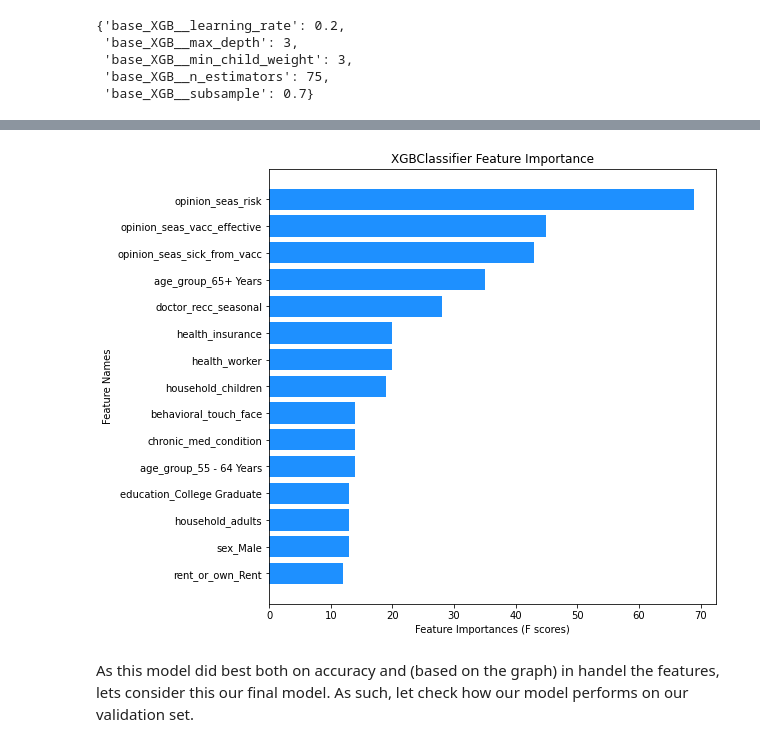
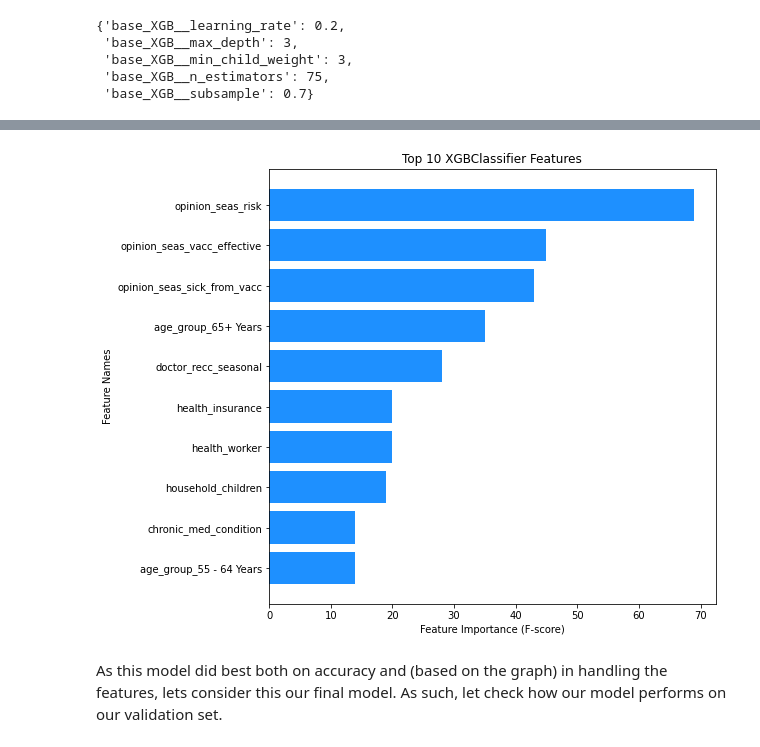
Before and after one commit to sanderlin2013/Predicting-Flu-Vaccines, a Jupyter notebook: Predicting Flu Vaccine Compliance.ipynb, the cells around one changed output, grey strips where cells are left out. Drawn from its saved outputs; the diff is of its cells as text; code cells hidden in the pictures.

```diff
--- a/Predicting Flu Vaccine Compliance.ipynb
+++ b/Predicting Flu Vaccine Compliance.ipynb
@@ -333,8 +348,8 @@ def plot_importance(feat_names, feat_importances, col1_name, col2_name, title, n
 
     # plot bar chart
     plt.figure(figsize=(8,8))
-    # decided to keep the default color because it is similar to the color of the CDC logo
-    plt.barh(df_sorted[col1_name], df_sorted[col2_name], align='center')
+    # color  was choosen because it is similar to the color of the CDC logo
+    plt.barh(df_sorted[col1_name], df_sorted[col2_name], align='center', color = "dodgerblue")
     plt.yticks(np.arange(len(df_sorted[col1_name])), df_sorted[col1_name])
     plt.xlabel(col2_name)
     plt.ylabel(col1_name)
@@ -757,12 +772,12 @@ Test data matrix:
 # https://9to5answer.com/feature-importance-with-xgbclassifier
 xgb_fea_imp=pd.DataFrame(list(optimized_XGB_pipe[1].get_booster().get_fscore().items()))
 # %%
-plot_importance(feature_names, xgb_fea_imp[1], "Feature Names", "Feature Importances (F scores)",
-                "XGBClassifier Feature Importance")
+plot_importance(feature_names, xgb_fea_imp[1], "Feature Names", "Feature Importance (F-score)",
+                "Top 10 XGBClassifier Features", num_features =10)
 # %% [output]
-[figure, old version]
+[figure, new version]
 # %% [markdown]
-As this model did best both on accuracy and (based on the graph) in handel the features, lets consider this our final model. As such, let check how our model performs on our validation set.
+As this model did best both on accuracy and (based on the graph) in handling the features, lets consider this our final model. As such, let check how our model performs on our validation set.
 # %%
 optimized_XGB_pipe.fit(X_train, y_train)
 
```
Also changed, not shown: parts of 22 cells of this notebook.
